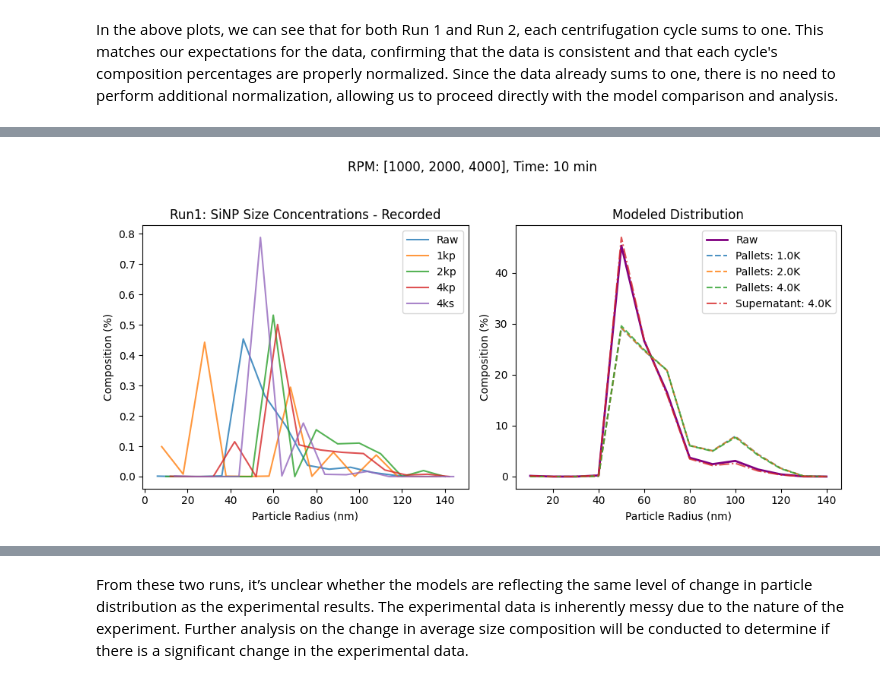
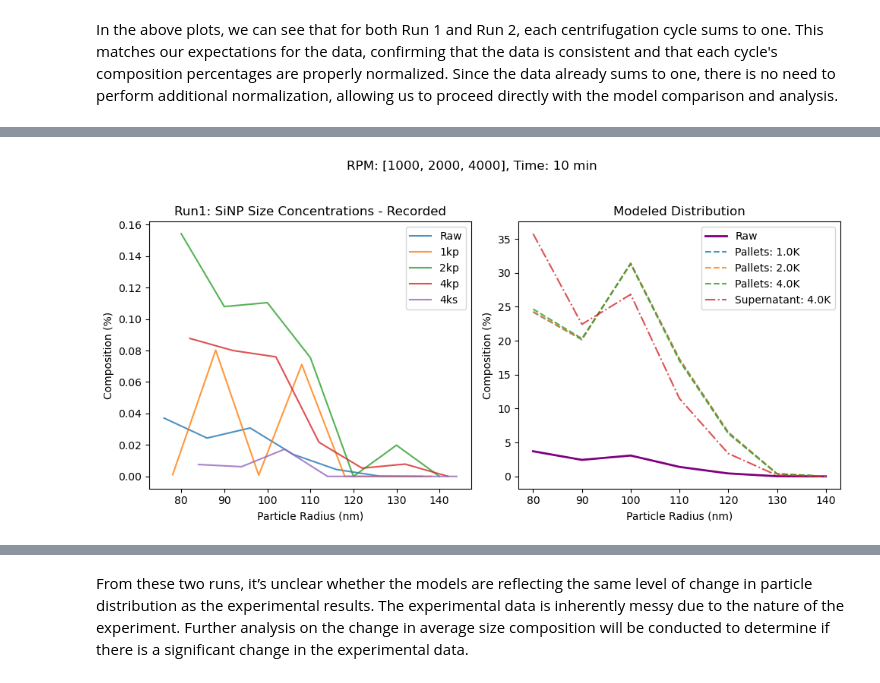
Before and after one commit to williammcmp/Nano-Particle-Playground, a Jupyter notebook: Centrifugation Model.ipynb, the cells around one changed output, grey strips where cells are left out. Drawn from its saved outputs; the diff is of its cells as text; code cells hidden in the pictures.

```diff
--- a/Centrifugation Model.ipynb
+++ b/Centrifugation Model.ipynb
@@ -475,12 +673,16 @@ In the above plots, we can see that for both Run 1 and Run 2, each centrifugatio
 # Parameters
 RPMS = [1000, 2000, 4000]
 
+# Plot for run1 (Side-by-side Bars)
+mask1 = run1['Radii(nm)'] > 70
+radii1 = run1['Radii(nm)'][mask1]
+
 # Initial size distribution - uniform distribution
-size = run1['Radii(nm)'].copy().to_numpy() * 1e-9
+size = run1['Radii(nm)'][mask1].copy().to_numpy() * 1e-9
 count = len(size)
 
 # Experimental initial distribution
-probability_experimental = run1['Raw'].copy().to_numpy()
+probability_experimental = run1['Raw'][mask1].copy().to_numpy()
 
 # Centrifugation time (could be named duration)
 times = 10
@@ -488,9 +690,6 @@ times = 10
 # Set up the figure and subplots
 fig, ax = plt.subplots(1, 2, figsize=(10, 5))
 
-# Plot for run1 (Side-by-side Bars)
-mask1 = run1['Radii(nm)'] > 0
-radii1 = run1['Radii(nm)'][mask1]
 
 offset = 2
 bar_width = offset
@@ -532,34 +731,34 @@ for RPM in RPMS:
     probability_experimental /= np.sum(probability_experimental)
     pallets_uniformed /= np.sum(pallets_uniformed)
 
     # Plot the pallets and supernatant
     ax[1].plot(size * 1e9, pallets_uniformed * 1e2, label=f"Pallets: {RPM / 1000}K", alpha=0.8, linestyle='--')
 
     # Saving the data to a dict
     run1_model[f"{RPM / 1000:.0f}ks"] = probability_experimental
     run1_model[f"{RPM / 1000:.0f}kp"] = pallets_uniformed
 
 # Convert the saved dict to a df
 run1_model_df = pd.DataFrame.from_dict(run1_model)
 
 ax[1].plot(size * 1e9, probability_experimental * 1e2, label=f"Supernatant: {RPM / 1000}K", alpha=0.8, linestyle='-.')
 
 # Titles and labels for the second subplot
 ax[1].set_title("Modeled Distribution")
 ax[1].legend()
 
 fig.suptitle(f"RPM: {RPMS}, Time: {times} min")
 
 # Assigning labels to plot axes
 for a in ax:
     a.set_xlabel("Particle Radius (nm)")
 ax[1].set_ylabel("Composition (%)")
 
 # Final adjustments and plot display
 plt.tight_layout(rect=[0, 0, 1, 0.95])
 plt.show()
 # %% [output]
-[figure, old version]
+[figure, new version]
 # %%
 # How does the recorded size distribution change over time compared to the model?
 # Parameters
```
Also changed, not shown: parts of 9 cells of this notebook.
